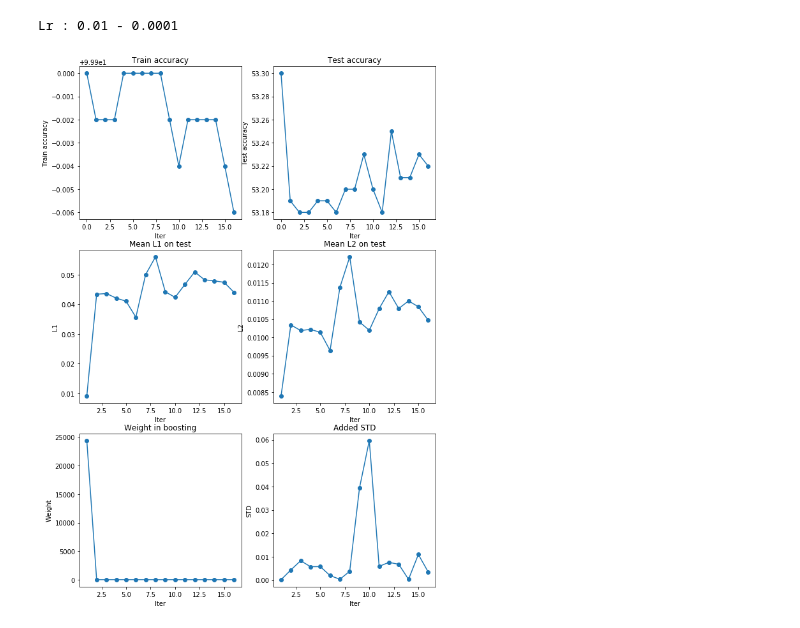
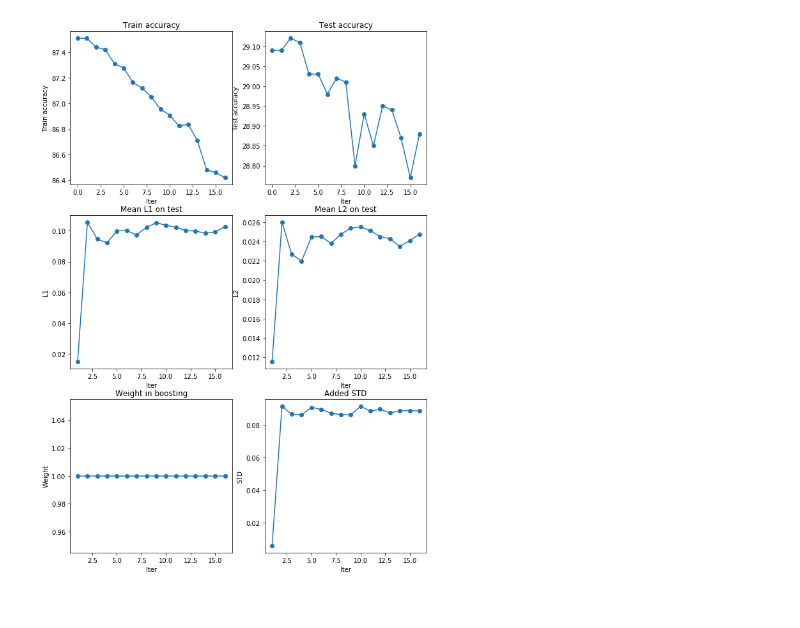
Before and after one commit to romakail/Ensemble_DNN, a Jupyter notebook: Notebooks/Ensembling_distributions.ipynb, the cells around one changed output. Saved outputs shown, nothing was run; the diff lists cells and outputs as text; code cells hidden in the pictures.

```diff
--- a/Notebooks/Ensembling_distributions.ipynb
+++ b/Notebooks/Ensembling_distributions.ipynb
@@ -37,7 +37,7 @@ import regularization
 class GlobalArguments():
 
     def __init__(self):
-        self.model       = 'ConvFC'
+        self.model       = 'TwoLayersNet'
         self.dataset     = 'CIFAR100'
         self.data_path   = '../Data/'
         self.batch_size  = 128
@@ -46,9 +46,13 @@ class GlobalArguments():
         self.use_test    = True
         self.models_path = 'Checkpoints/'
         self.n_models    = 40
-        self.ckpt        = '../Checkpoints/FGE/CIFAR100/ConvFC/grad_boost/classic/lr_auto/0.01-0.0001_0/fge-200.pt'
-        self.boost_ckpts = '../Checkpoints/FGE/CIFAR100/ConvFC/grad_boost/classic/lr_auto/0.01-0.0001_0/'
+        self.ckpt        = '../Checkpoints/FGE/CIFAR100/TwoLayers/grad_boost/classic/lr_1.0/0.01-0.0001_0/fge-200.pt'
+        self.boost_ckpts = '../Checkpoints/FGE/CIFAR100/TwoLayers/grad_boost/classic/lr_1.0/0.01-0.0001_0/'
+        self.device      = 0
 args = GlobalArguments()
+# %%
+device = 'cuda:' + str(args.device) if torch.cuda.is_available() else 'cpu'
+torch.cuda.set_device(device)
 # %%
 if   args.dataset == "CIFAR10":
     num_classes = 10
@@ -221,6 +214,6 @@ def target_and_predicted_distributions(model_list, loaders, device=torch.device(
 
 #         regularization.logits_info(dataloader.dataset.logits)
 # %%
-table = target_and_predicted_distributions(models_list_fge, loaders, device=torch.device('cuda:0'))
+table = target_and_predicted_distributions(models_list_fge, loaders, device=torch.device('cuda'))
 print (tabulate.tabulate(table, headers='keys', tablefmt="grid"))
 # %% [output]
@@ -252,5 +237,5 @@ I am updating logits
 # %%
-def draw_grapfics(table):
+def draw_grapfics(table, filename=None):
     fig, ((ax1, ax2), (ax3, ax4), (ax5, ax6)) = plt.subplots(
     nrows=3, ncols=2,
     figsize=(10, 15))
@@ -284,9 +269,11 @@ def draw_grapfics(table):
     ax6.set_title('Added STD')
     ax6.set_xlabel('Iter')
     ax6.set_ylabel('STD')
+
+    if filename is not None:
+        plt.savefig(filename + '.png')
 # %%
-print ('Lr : 0.01 - 0.0001')
-draw_grapfics(table)
+# print ('Lr : 0.01 - 0.0001')
+draw_grapfics(table, filename='figures/TLN_GB_0.01-0.0001_lr=1.0')
 # %% [output]
-Lr : 0.01 - 0.0001
-[figure, old version]
+[figure, new version]
```
Also changed, not shown: parts of 12 cells of this notebook, 21 other files.
